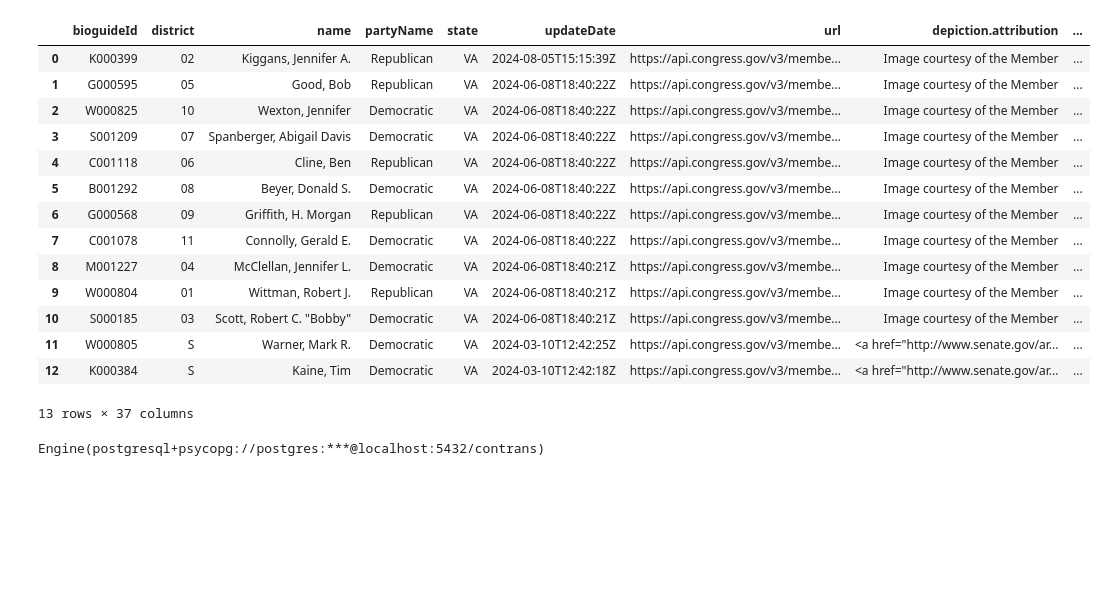
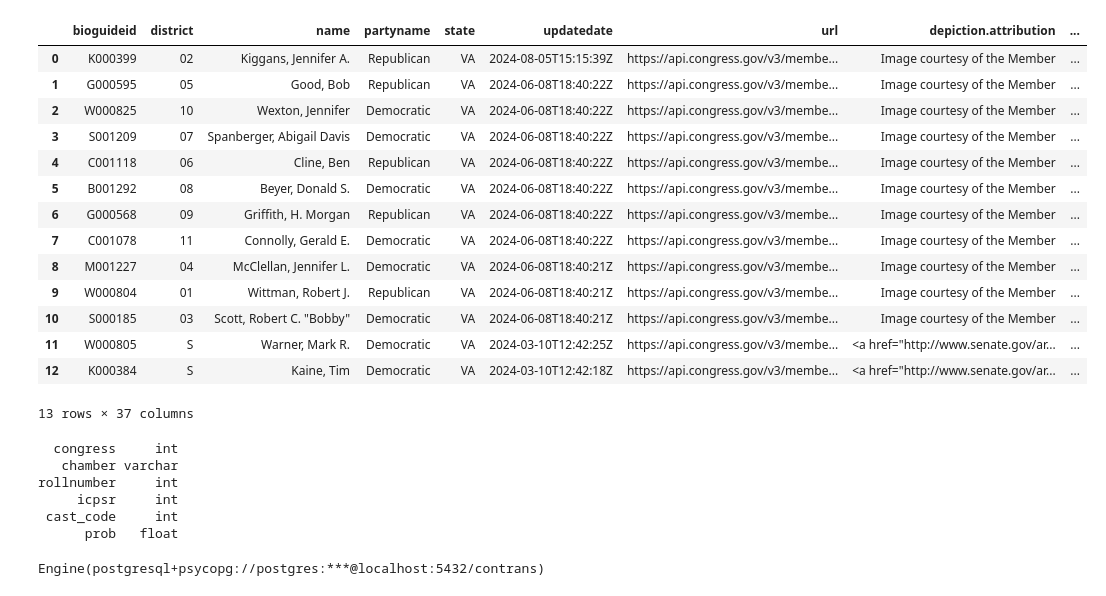
Before and after one commit to HalleMiller/contrans2024, a Jupyter notebook: sandbox.ipynb, the cells around one changed output. Drawn from its saved outputs; the diff is of its cells as text; code cells hidden in the pictures; blank space fills up the shorter version.

Commit message:
Added dbml file

```diff
--- a/sandbox.ipynb
+++ b/sandbox.ipynb
@@ -31,14 +33,14 @@ ct.make_votes_df(votes, engine)
 # %%
 # SQL queries
 
 myquery = '''
 SELECT *
 FROM members
 WHERE state = 'VA'
 '''
-pd.read_sql(myquery, con= engine)
+pd.read_sql_query(myquery, con=engine)
 # %% [output]
-|  | bioguideId | district | name | partyName | state | updateDate | url | depiction.attribution | ... |
+|  | bioguideid | district | name | partyname | state | updatedate | url | depiction.attribution | ... |
 | 0 | K000399 | 02 | Kiggans, Jennifer A. | Republican | VA | 2024-08-05T15:15:39Z | https://api.congress.gov/v3/membe... | Image courtesy of the Member | ... |
 | 1 | G000595 | 05 | Good, Bob | Republican | VA | 2024-06-08T18:40:22Z | https://api.congress.gov/v3/membe... | Image courtesy of the Member | ... |
 | 2 | W000825 | 10 | Wexton, Jennifer | Democratic | VA | 2024-06-08T18:40:22Z | https://api.congress.gov/v3/membe... | Image courtesy of the Member | ... |
@@ -53,6 +55,20 @@ pd.read_sql(myquery, con= engine)
 | 11 | W000805 | S | Warner, Mark R. | Democratic | VA | 2024-03-10T12:42:25Z | https://api.congress.gov/v3/membe... | <a href="http://www.senate.gov/ar... | ... |
 | 12 | K000384 | S | Kaine, Tim | Democratic | VA | 2024-03-10T12:42:18Z | https://api.congress.gov/v3/membe... | <a href="http://www.senate.gov/ar... | ... |
 13 rows × 37 columns
+# %%
+myquery = '''
+SELECT *
+FROM votes
+'''
+data = pd.read_sql_query(myquery, con=engine)
+print(ct.dbml_helper(data))
+# %% [output]
+  congress     int
+   chamber varchar
+rollnumber     int
+     icpsr     int
+ cast_code     int
+      prob   float
 # %%
 engine
 # %% [output]
```
Also changed, not shown: parts of 1 cell of this notebook, 2 other files.
